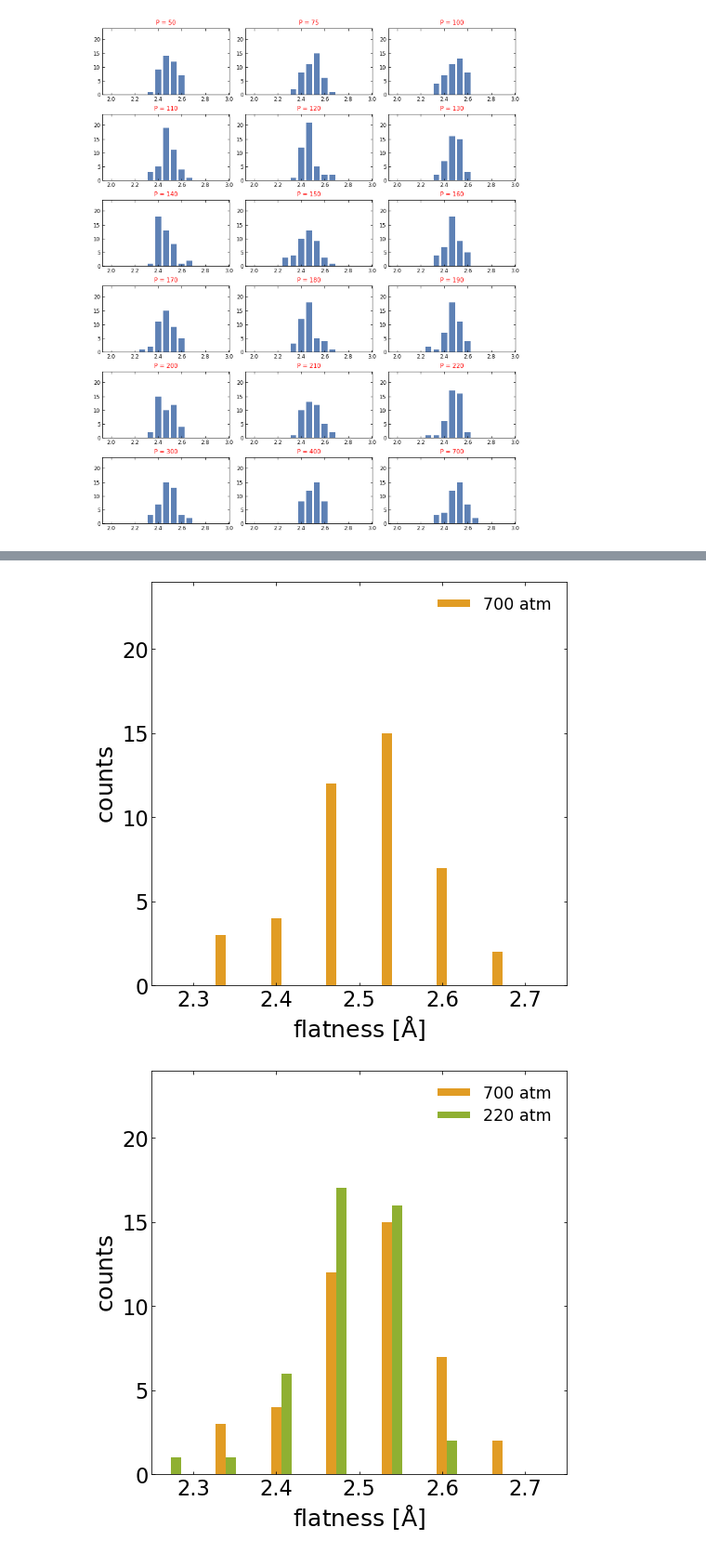
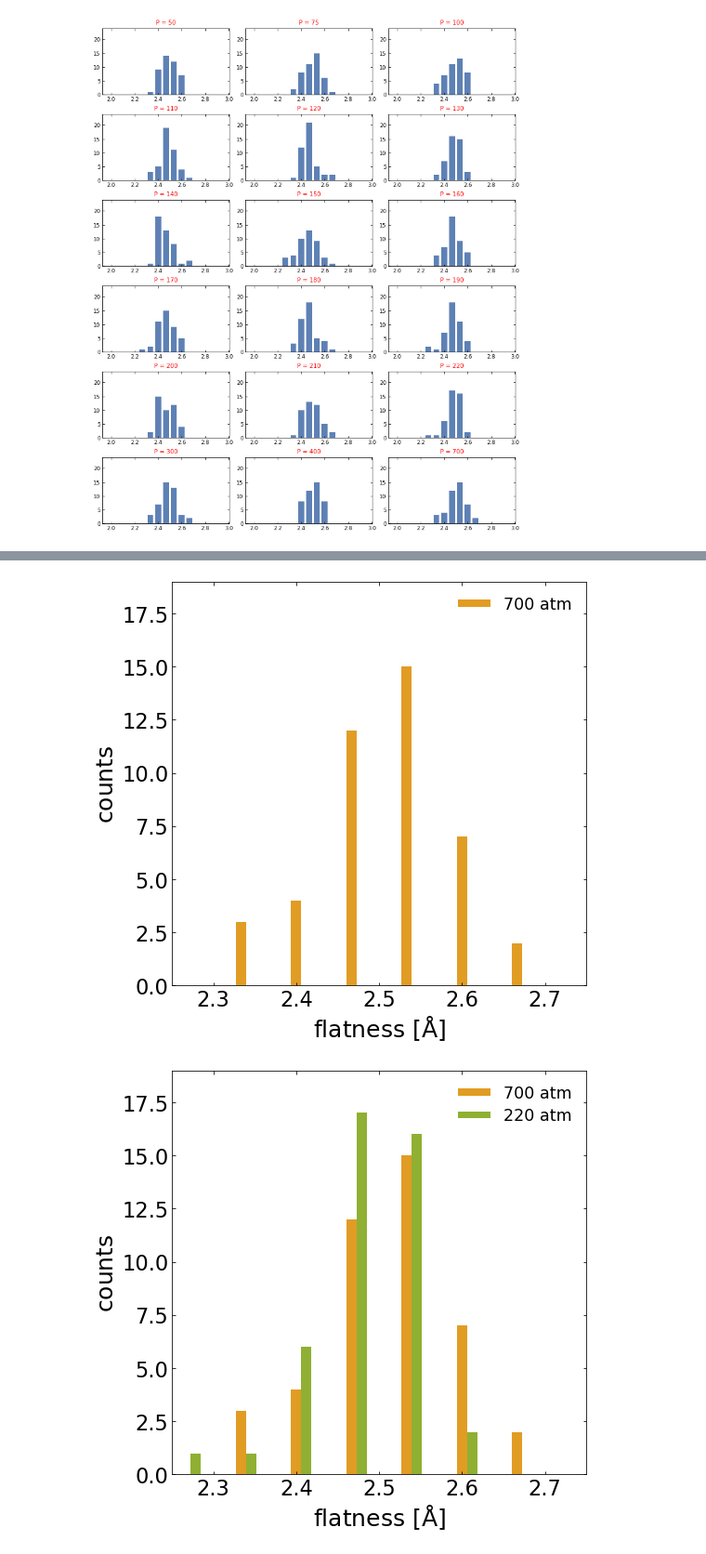
Before and after one commit to profesorperez/asphaltene_depressurization, a Jupyter notebook: asphaltene_deformations.ipynb, the cells around one changed output, grey strips where cells are left out. Shown at 93% size. Saved outputs shown, nothing was run; the diff lists cells and outputs as text; code cells hidden in the pictures.

Commit message:
added flatness figure for manuscript

```diff
--- a/asphaltene_deformations.ipynb
+++ b/asphaltene_deformations.ipynb
@@ -479,3 +472,15 @@ np.savetxt('../analysis/flatness.dat', flatness_vec.reshape((Npress*Ntimesteps,
+# %%
+aux = np.loadtxt('../analysis/stretch.dat')
+stretch_vec = aux.reshape((Npress, Ntimesteps, Nmolecules, len(bonds)))
+del(aux)
+# %%
+aux = np.loadtxt('../analysis/bend.dat')
+bend_vec = aux.reshape((Npress, Ntimesteps, Nmolecules, len(angles)))
+del(aux)
+# %%
+aux = np.loadtxt('../analysis/flatness.dat')
+flatness_vec = aux.reshape((Npress, Ntimesteps, Nmolecules))
+del(aux)
 # %% [markdown]
 ## Time averages
 # %% [markdown]
@@ -724,10 +729,10 @@ plt.show()
 # %% [output]
 [figure]
 # %%
-press_selection = [700, 190, 140, 50]
+press_selection = [700, 220, 190, 140, 50]
 wdt = (flatness_hst[0][1][-1] - flatness_hst[0][1][-2])/(len(press_selection)+0.4)
 plt.figure(figsize=(8,8))
-plt.gca().set_prop_cycle(color=colors)
+plt.gca().set_prop_cycle(color=colors[1:])
 i = 0
 for p in press_selection:
   plt.bar(flatness_hst[pressure.index(p)][1][:-1]+wdt*i, flatness_hst[pressure.index(p)][0], align='center', width=wdt, label='{:d} atm'.format(p))
@@ -735,6 +740,7 @@ for p in press_selection:
 plt.tick_params(which='both', labelsize=0.9*ft, direction="in", right=True, top=True)
 plt.xlabel(r'$\mathrm{flatness \ [\AA]}$', fontsize=ft)
 plt.ylabel(r'$\mathrm{counts}$', fontsize=ft)
+plt.gca().set_xlim([2.25, 2.75])
 # plt.yscale('log')
 plt.legend(loc='upper right', fontsize=0.7*ft, frameon=False)
 plt.show()
@@ -743,23 +749,23 @@ plt.show()
 # %%
 press_selection = [700, 220, 190, 140, 50]
 wdt = (flatness_hst[0][1][-1] - flatness_hst[0][1][-2])/(len(press_selection)+0.4)
 lft = 25
 for j in range(len(press_selection)):
   plt.figure(figsize=(8,8))
   i = 0
   for p in press_selection[:j+1]:
     plt.bar(flatness_hst[pressure.index(p)][1][:-1]+wdt*i, flatness_hst[pressure.index(p)][0],\
             color=colors[i+1], align='center', width=wdt, label='{:d} atm'.format(p))
     i += 1
   plt.tick_params(which='both', labelsize=0.9*lft, direction="in", right=True, top=True)
   plt.xlabel(r'$\mathrm{flatness \ [\AA]}$', fontsize=lft)
   plt.ylabel(r'$\mathrm{counts}$', fontsize=lft)
 #   plt.yscale('log')
-  plt.ylim([0, flmax + 3])
+  plt.ylim([0, 19])
   plt.xlim([2.25, 2.75])
   plt.legend(loc='upper right', fontsize=0.7*lft, frameon=False, handleheight=0.25, labelspacing=0.35)
 #   plt.savefig('../plots/flatness_{:d}.png'.format(j+1), dpi=300, transparent=False, bbox_inches='tight')
   plt.show()
 # %% [output]
-[figure, old version]
+[figure, new version]
-[figure, old version]
+[figure, new version]
```
Also changed, not shown: parts of 12 cells of this notebook.
